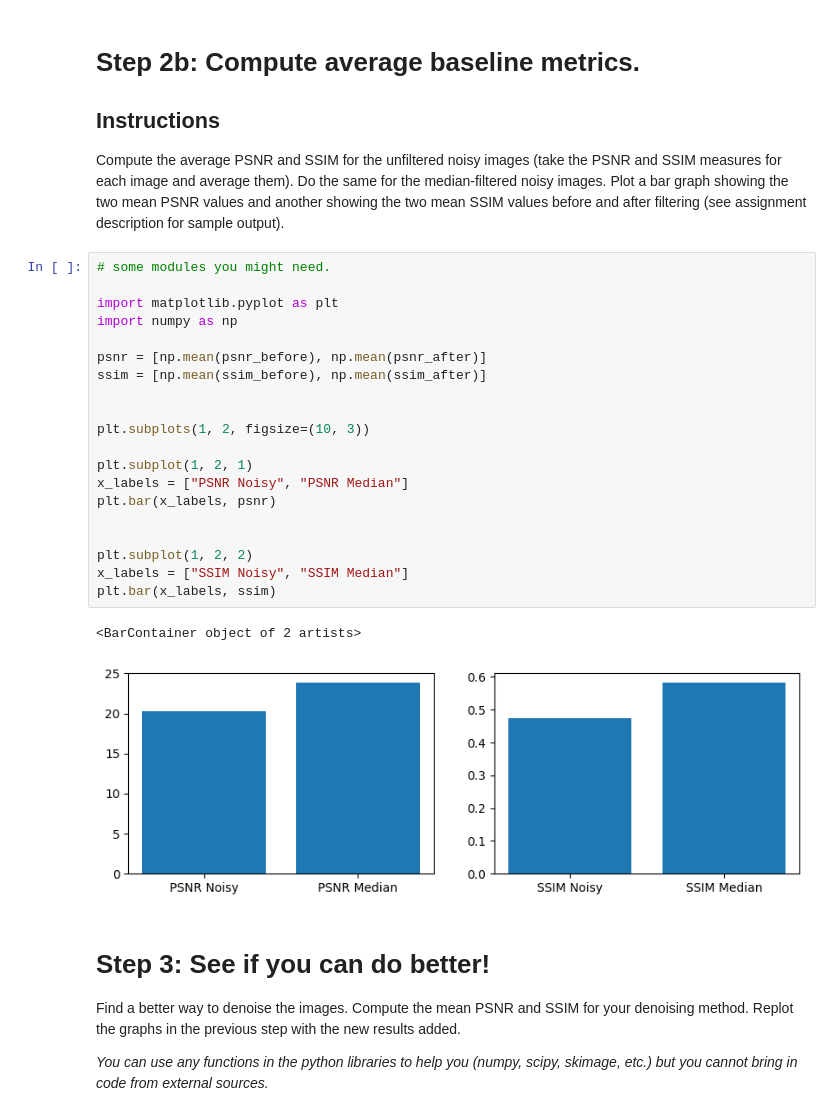
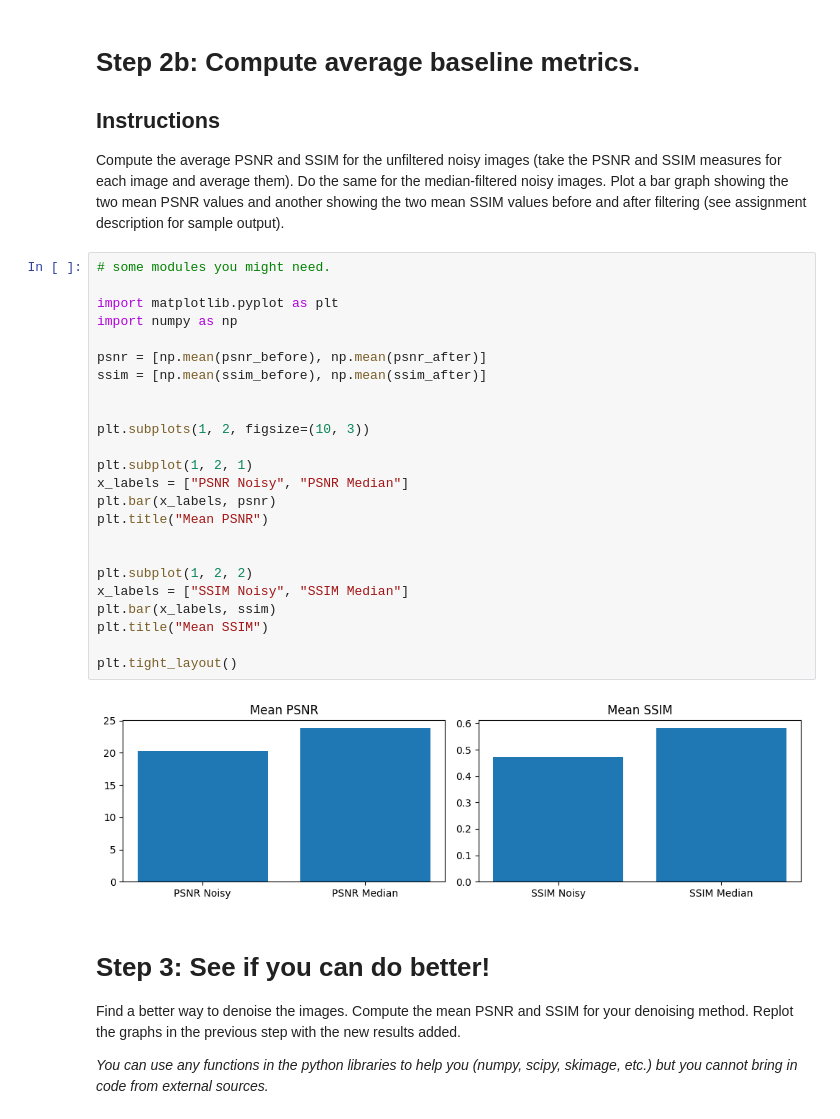
Before and after one commit to woodymorrice/cmpt819_a1, a Jupyter notebook: asn1-q2.ipynb, the cells around one changed output. Saved outputs shown, nothing was run; the diff lists cells and outputs as text.

```diff
--- a/asn1-q2.ipynb
+++ b/asn1-q2.ipynb
@@ -126,26 +125,29 @@ Compute the average PSNR and SSIM for the unfiltered noisy images (take the PSNR
 # %%
 # some modules you might need.
 
 import matplotlib.pyplot as plt
 import numpy as np
 
 psnr = [np.mean(psnr_before), np.mean(psnr_after)]
 ssim = [np.mean(ssim_before), np.mean(ssim_after)]
 
 
 plt.subplots(1, 2, figsize=(10, 3))
 
 plt.subplot(1, 2, 1)
 x_labels = ["PSNR Noisy", "PSNR Median"]
 plt.bar(x_labels, psnr)
+plt.title("Mean PSNR")
 
 
 plt.subplot(1, 2, 2)
 x_labels = ["SSIM Noisy", "SSIM Median"]
 plt.bar(x_labels, ssim)
+plt.title("Mean SSIM")
+
+plt.tight_layout()
 # %% [output]
-<BarContainer object of 2 artists>
-[figure, old version]
+[figure, new version]
 # %% [markdown]
 # Step 3:  See if you can do better!
 
```
Also changed, not shown: parts of 2 cells of this notebook, 1 other file.
